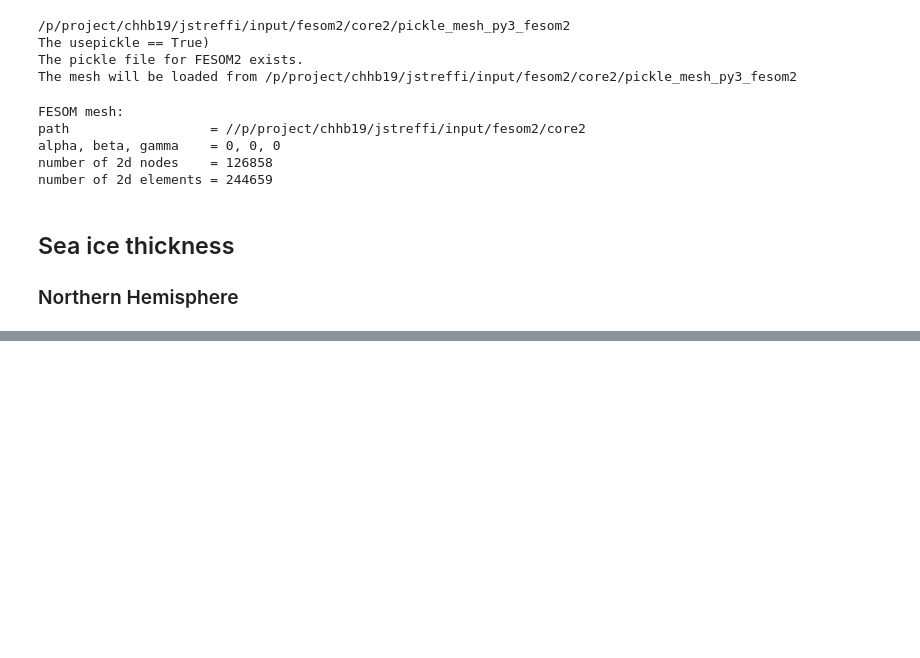
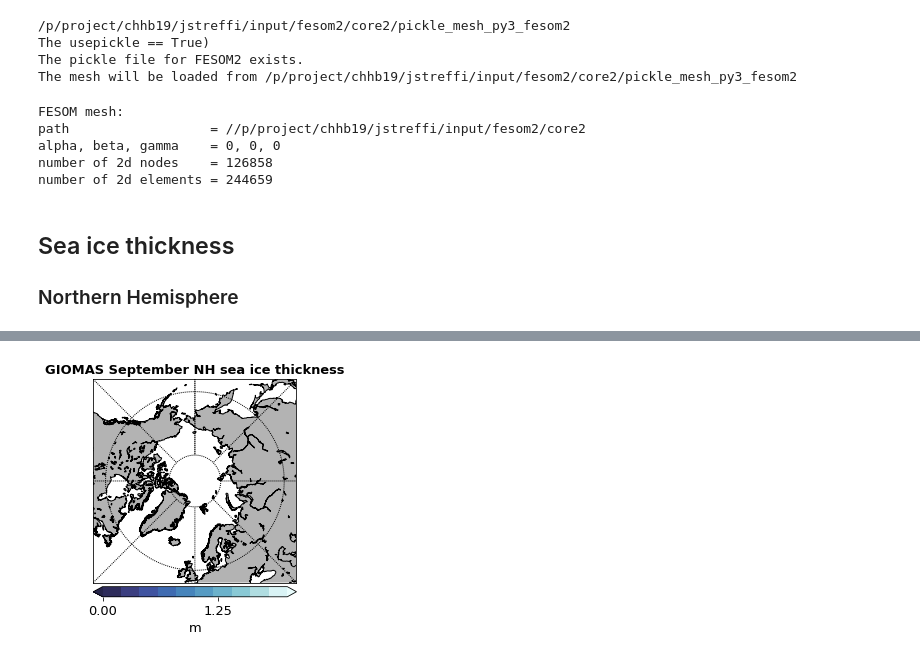
Before and after one commit to JanStreffing/2020_AWICM3_GMD_PAPER, a Jupyter notebook: python/plot_sea_ice_thickness_map.ipynb, the cells around one changed output, grey strips where cells are left out. Drawn from its saved outputs; the diff is of its cells as text; code cells hidden in the pictures; blank space fills up the shorter version.

```diff
--- a/python/plot_sea_ice_thickness_map.ipynb
+++ b/python/plot_sea_ice_thickness_map.ipynb
@@ -226,3 +265,10 @@ def ind_for_depth(depth, mesh):
+# %%
+import matplotlib.colors as colors
+def truncate_colormap(cmap, minval=0.0, maxval=1.0, n=100):
+    new_cmap = colors.LinearSegmentedColormap.from_list(
+        'trunc({n},{a:.2f},{b:.2f})'.format(n=cmap.name, a=minval, b=maxval),
+        cmap(np.linspace(minval, maxval, n)))
+    return new_cmap
 # %% [markdown]
 ## Sea ice thickness
 ### Northern Hemisphere
@@ -312,0 +391,93 @@ ftriplot, number of dummy points: 225248
+# %%
+# Plot GIOMAS
+#cmap = cmo.ice
+import cmocean as cmo
+
+#levels = np.linspace(0,100,11).astype(int)
+#factor=100
+new_cmap = truncate_colormap(cmo.cm.ice, 0.15, 1)
+extend='both'
+
+# Load model data
+import xarray as xr
+from collections import OrderedDict
+
+import matplotlib.pyplot as plt
+import matplotlib.tri as tri
+import numpy as np
+
+for exp in ['GIOMAS']:
+    path ='/p/project/chhb19/streffing1/obs/GIOMAS/GIOMAS_heff_miss_time_mon.nc'
+    if exp == 'GIOMAS':
+        var = 'heff'
+        year_start = 1990
+        year_end = 2008
+
+# Load model Data
+data = OrderedDict()
+paths = []
+
+intermediate = []
+intermediate = xr.open_mfdataset(path, combine="by_coords", engine="netcdf4", use_cftime=True)
+data[var] = intermediate.compute()
+data2=data[var]
+
+x = np.asarray(data2.lon_scaler).flatten()
+y = np.asarray(data2.lat_scaler).flatten()
+
+for name_season in ['September']:
+    if name_season == 'March':
+        month=3
+    elif name_season == 'September':
+        month=9
+    heff = np.asarray(data2.heff.fillna(0)[month,:,:]).flatten()
+    #heff = np.ma.array(heff, mask=heff < 0.05)
+    for hemi in ['NH']:
+
+        # Format for contourf
+        fig, ax =plt.subplots(nrows=1)
+
+        # Defaults
+        do_cbar=True,
+        mlabels=[0, 0, 0, 0]
+        plabels=[0, 0, 0, 0]
+        extend='both'
+        data_on_elem=0
+
+        if hemi == "NH":
+            cont=[0,5]
+            contours=np.linspace(cont[0], cont[1], 11)
+            map = Basemap(projection="nplaea", boundinglat=50, lon_0=0, resolution="l")
+            map.drawcoastlines()
+            map.drawparallels(np.arange(-80.0, 81.0, 45.0), labels=plabels)
+            map.drawmeridians(np.arange(-180.0, 181.0, 45.0), labels=mlabels)  # [0,1,0,0]
+            #map.drawmapboundary(fill_color="0.9")
+            map.fillcontinents(color=".7", lake_color=".7")
+            #im = map.contourf(x, y, heff, tri=True, latlon=True, levels=contours, cmap=new_cmap, extend=extend, zorder=0)
+            #co = ax.tricontour(x, y, heff, levels=contours, linewidths=2, colors='k')
+            co = map.contour(x, y, heff, tri=True, latlon=True, levels=contours, extend=extend, colors='black', linewidths=2,zorder=1)
+            if do_cbar:
+                cbar = map.colorbar(im, "bottom", size="5%", pad="2%")
+        elif hemi == "SH":
+            cont=[0,2]
+            contours=np.linspace(cont[0], cont[1], 11)
+            map = Basemap(projection="splaea", boundinglat=-60, lon_0=180, resolution="l")
+            map.drawcoastlines()
+            map.drawparallels(np.arange(-80.0, 81.0, 45.0), labels=plabels)
+            map.drawmeridians(np.arange(-180.0, 181.0, 45.0), labels=mlabels)  # [0,1,0,0]
+            map.drawmapboundary(fill_color="0.9")
+            map.fillcontinents(color=".7", lake_color=".7")
+            im = map.contourf(
+                x, y, heff, tri=True, latlon=True, levels=contours, cmap=new_cmap, extend=extend
+            )
+
+            if do_cbar:
+                cbar = map.colorbar(im, "bottom", size="5%", pad="2%")
+        cbar.set_label(cbartext, fontsize=13)
+        cbar.set_ticks([round(i,7) for i in np.linspace(cont[0], cont[1], 5)])
+        cbar.ax.tick_params(labelsize=13)
+        plt.title(exp+ " "+name_season+" "+hemi+" sea ice thickness", fontsize=13,fontweight='bold')
+
+        plt.savefig(exp+ "_"+name_season+"_"+hemi+"_sea_ice_thickness.png",dpi=300,bbox_inches='tight')
+# %% [output]
+[figure, added]
```
Also changed, not shown: parts of 4 cells of this notebook, 17 other files.
